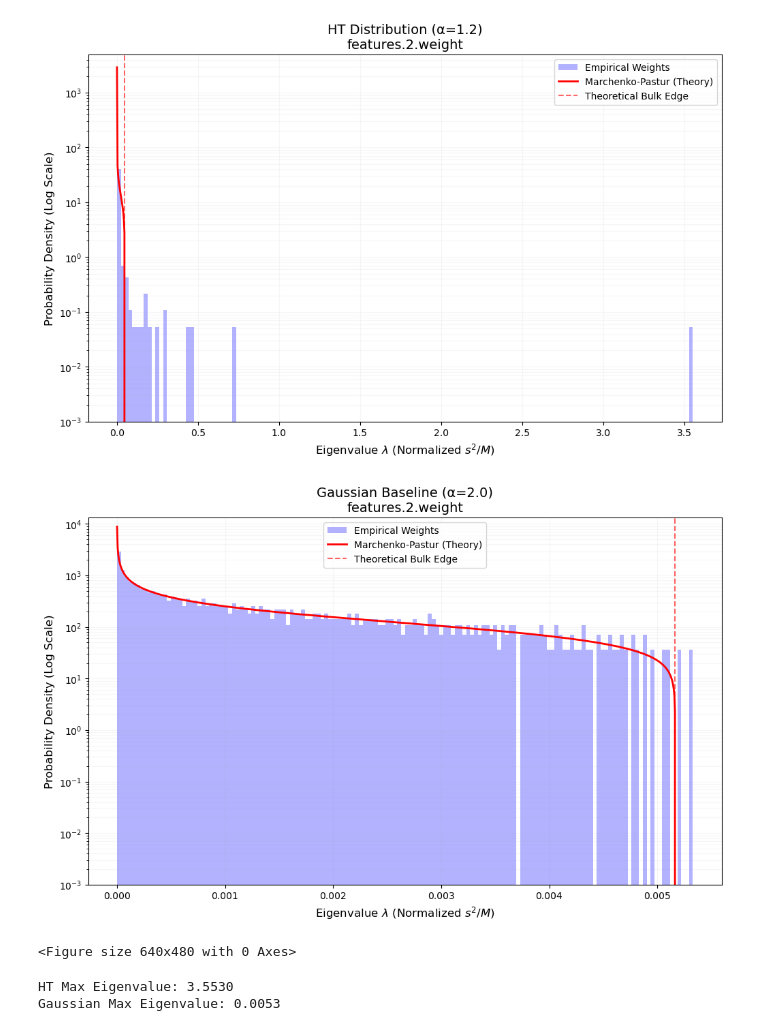
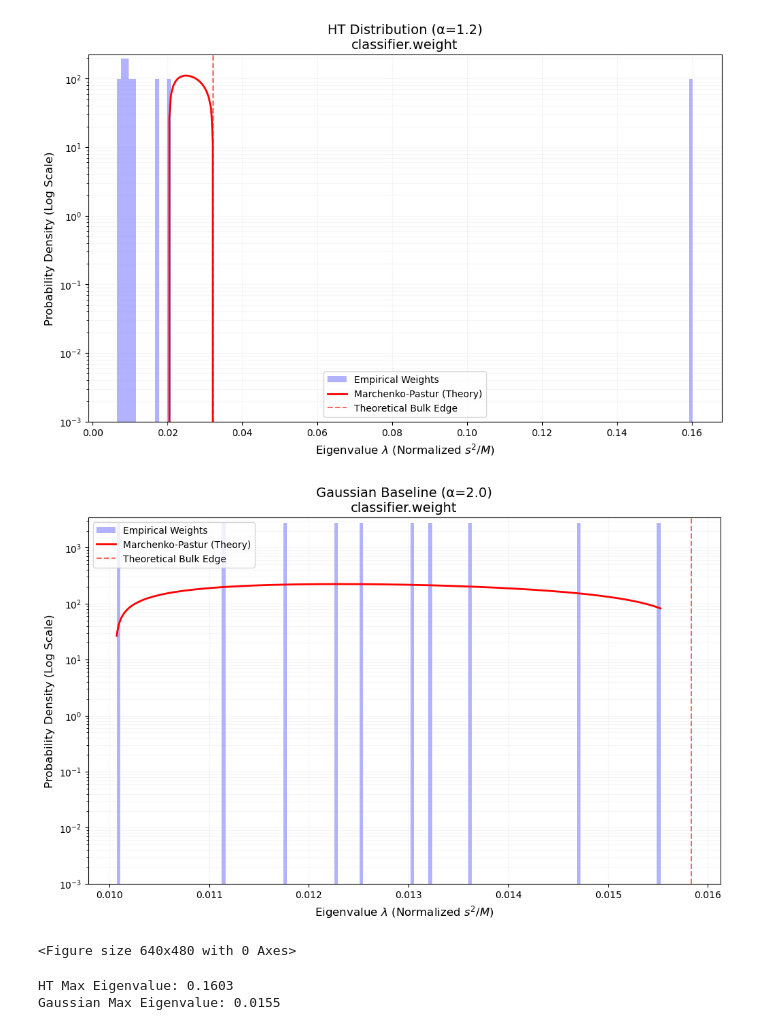
Before and after one commit to YiHaoFromEarth/ht-initialisation-dynamics, a Jupyter notebook: plots.ipynb, the cells around one changed output. Cells and saved outputs as stored; diff of their text form; code cells hidden in the pictures.

```diff
--- a/plots.ipynb
+++ b/plots.ipynb
@@ -2,9 +2,8 @@
 import torch
 import numpy as np
 import matplotlib.pyplot as plt
-import pandas as pd
 from pathlib import Path
-from src import get_singular_values, plot_esd_with_theory, marchenko_pastur_pdf
+from src import get_singular_values, marchenko_pastur_pdf
 
 def plot_esd_with_theory(eigenvalues, N, M, title="Empirical Spectral Density"):
     """
@@ -41,8 +40,8 @@ def plot_esd_with_theory(eigenvalues, N, M, title="Empirical Spectral Density"):
 
 # 1. Setup paths to your successful runs
 # Replace these with your actual folder names from the console output
-HT_PATH = Path("training_runs/mlp_mnist/HT_alpha_1.2/GeneralMLP_LR0.001_BS128_20260221_130323_s0")
-GAUSS_PATH = Path("training_runs/mlp_mnist/Gaussian_Baseline/GeneralMLP_LR0.001_BS128_20260221_130451_s0")
+HT_PATH = Path("training_runs/mlp784_mnist/HT_alpha_1.2/GeneralMLP_LR0.001_BS128_20260221_130323_s0")
+GAUSS_PATH = Path("training_runs/mlp784_mnist/Gaussian_Baseline/GeneralMLP_LR0.001_BS128_20260221_130451_s0")
 
 def load_weights(path):
     checkpoint = torch.load(path / "final_model.pth")
@@ -52,39 +51,39 @@ def load_weights(path):
 ht_weights = load_weights(HT_PATH)
 gauss_weights = load_weights(GAUSS_PATH)
 
 # We'll focus on the first hidden layer: 'fc1.weight' (or similar in your GeneralMLP)
 # Check ht_weights.keys() if you're unsure of the name
-layer_key = 'features.2.weight'
+layer_key = 'classifier.weight'
 
 W_ht = ht_weights[layer_key]
 W_ga = gauss_weights[layer_key]
 
 # 3. Compute Normalized Eigenvalues
 # Ensure your get_singular_values divides by M (columns)
 evs_ht = get_singular_values(W_ht)
 evs_ga = get_singular_values(W_ga)
 
 # 4. Comparative Plotting
 # Plot HT
 N, M = W_ht.shape
 plot_esd_with_theory(evs_ht, N, M, title=f"HT Distribution (α=1.2)\n{layer_key}")
 
 # Plot Gaussian
 N_g, M_g = W_ga.shape
 plot_esd_with_theory(evs_ga, N_g, M_g, title=f"Gaussian Baseline (α=2.0)\n{layer_key}")
 
 plt.tight_layout()
 plt.show()
 
 # 5. Numerical Outlier Check
 print(f"HT Max Eigenvalue: {np.max(evs_ht):.4f}")
 print(f"Gaussian Max Eigenvalue: {np.max(evs_ga):.4f}")
 # %% [output]
-[figure, old version]
+[figure, new version]
-[figure, old version]
+[figure, new version]
 <Figure size 640x480 with 0 Axes>
-HT Max Eigenvalue: 3.5530
-Gaussian Max Eigenvalue: 0.0053
+HT Max Eigenvalue: 0.1603
+Gaussian Max Eigenvalue: 0.0155
 # %%
 import torch
 import numpy as np
```
Also changed, not shown: parts of 2 cells of this notebook, 36 other files.
